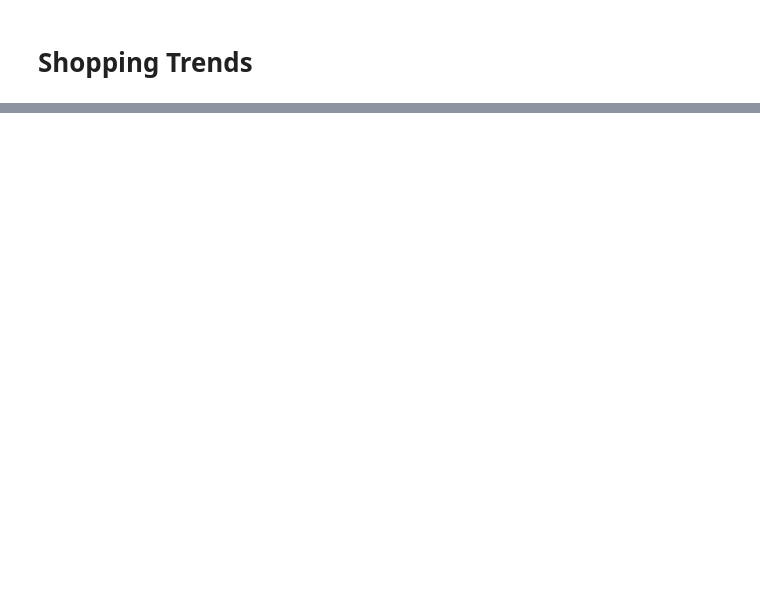
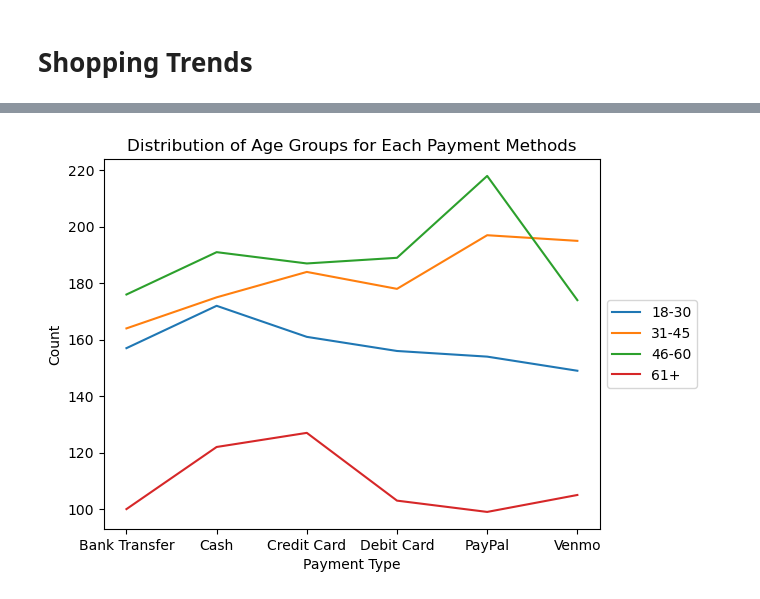
Before and after one commit to dsyrjanen/Project-1, a Jupyter notebook: shopping_trends.ipynb, the cells around one changed output, grey strips where cells are left out. Cells and saved outputs as stored; diff of their text form; code cells hidden in the pictures; blank space fills up the shorter version.

```diff
--- a/shopping_trends.ipynb
+++ b/shopping_trends.ipynb
@@ -52,0 +42,12 @@ shopping_trends_data.head()
+# %%
+#Compare Age to Payment Method
+age_vs_payment = shopping_trends_data.groupby('Payment Method')['Age Group'].count()
+pivot_table = shopping_trends_data.pivot_table(index='Payment Method', columns='Age Group', aggfunc='size', fill_value=0)
+pivot_table.plot(kind='line', stacked=False)
+plt.title('Distribution of Age Groups for Each Payment Methods')
+plt.xlabel('Payment Type')
+plt.ylabel('Count')
+plt.legend(loc='center left', bbox_to_anchor=(1.0, 0.5))
+plt.show()
+# %% [output]
+[figure, added]
```
Also changed, not shown: parts of 18 cells of this notebook.
